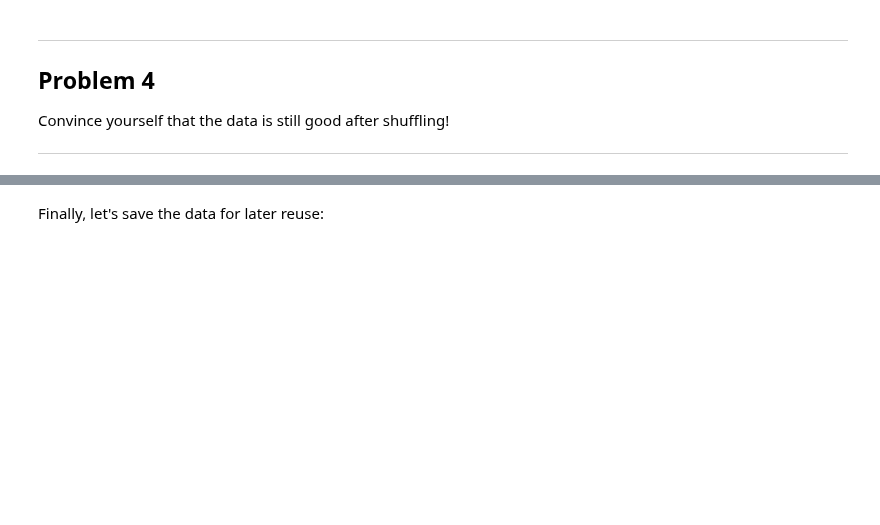
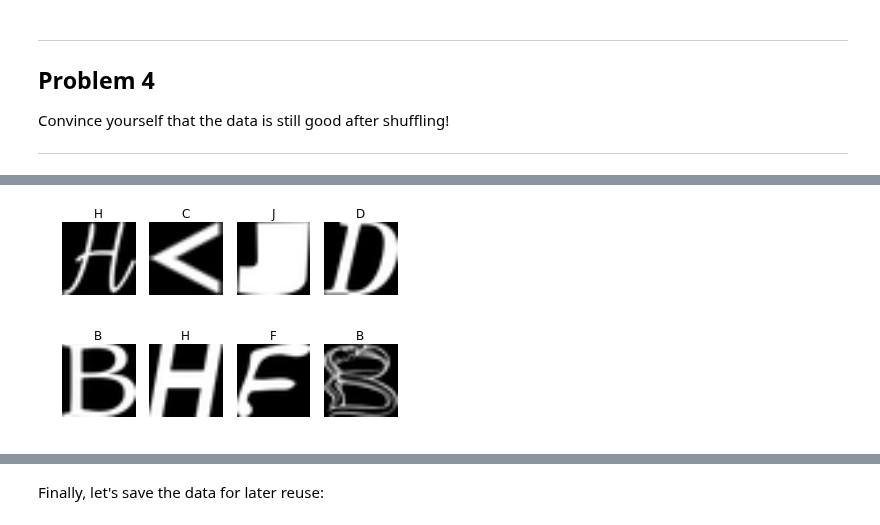
Before and after one commit to 01bui/Deep-Learning-Udacity, a Jupyter notebook: 1_notmnist.ipynb, the cells around one changed output, grey strips where cells are left out. Saved outputs shown, nothing was run; the diff lists cells and outputs as text; code cells hidden in the pictures; blank space fills up the shorter version.

```diff
--- a/1_notmnist.ipynb
+++ b/1_notmnist.ipynb
@@ -319,0 +377,4 @@ plt.show()
+# %%
+show_img_dataset(valid_dataset, valid_labels)
+# %% [output]
+[figure, added]
```
Also changed, not shown: parts of 9 cells of this notebook.
